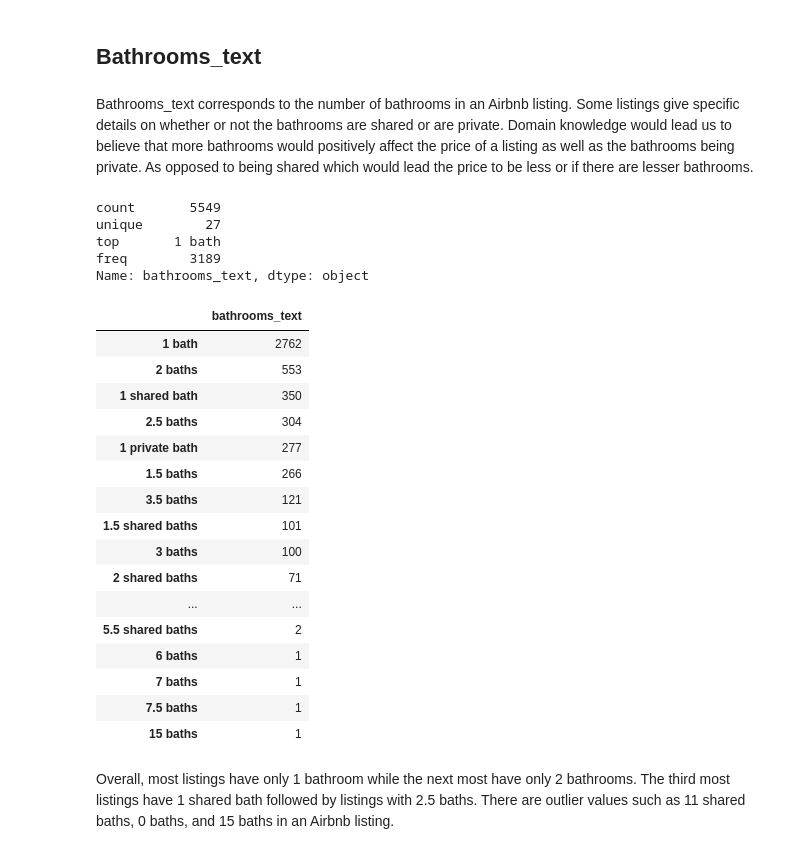
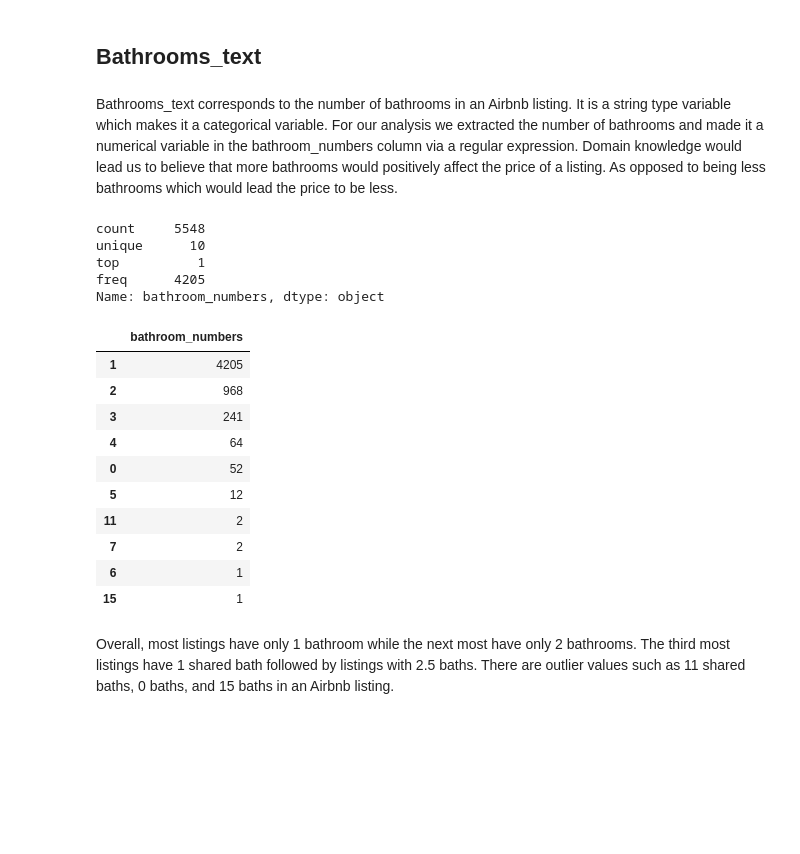
Before and after one commit to ayee6/JHUDataScienceGroup9, a Jupyter notebook: andrew_eda.ipynb, the cells around one changed output. Saved outputs shown, nothing was run; the diff lists cells and outputs as text; code cells hidden in the pictures; blank space fills up the shorter version.

```diff
--- a/andrew_eda.ipynb
+++ b/andrew_eda.ipynb
@@ -9,4 +3,22 @@ import matplotlib.pyplot as plt
+# %%
+import sqlite3
+import numpy as np
+import scipy.stats as stats
+import seaborn as sns
+import matplotlib.pyplot as plt
+import pandas as pd
+import random
+import statsmodels.api as sm
+
+import sys
+sys.path.append('resources')
+
+sns.set(style="whitegrid")
+
+pd.set_option('display.max_rows', 500)
+pd.set_option('display.max_columns', 500)
+pd.set_option('display.width', 200)
 # %%
 connection = sqlite3.connect('airbnb.db')
 # %%
-airbnbDF = pd.read_sql_query("SELECT * FROM airbnb_view", connection)
+vwListings = pd.read_sql_query("SELECT * FROM airbnb_view", connection)
@@ -170,38 +182,34 @@ plt.close()
 # %% [markdown]
 ## Bathrooms_text
 # %% [markdown]
-Bathrooms_text corresponds to the number of bathrooms in an Airbnb listing. Some listings give specific details on whether or not the bathrooms are shared or are private. Domain knowledge would lead us to believe that more bathrooms would positively affect the price of a listing as well as the bathrooms being private. As opposed to being shared which would lead the price to be less or if there are lesser bathrooms.
+Bathrooms_text corresponds to the number of bathrooms in an Airbnb listing. It is a string type variable which makes it a categorical variable. For our analysis we extracted the number of bathrooms and made it a numerical variable in the bathroom_numbers column via a regular expression. Domain knowledge would lead us to believe that more bathrooms would positively affect the price of a listing. As opposed to being less bathrooms which would lead the price to be less.
 # %%
-tempDF = airbnbDF
+tempDF = vwListings
 tempDF["bathrooms_text"].replace('', np.nan, inplace=True)
 tempDF.dropna(subset=['bathrooms_text'], inplace=True)
+# %%
+tempDF['bathroom_numbers'] = tempDF['bathrooms_text'].str.extract('(\d+)')
 # %%
-tempDF["bathrooms_text"].describe()
+tempDF["bathroom_numbers"].describe()
 # %% [output]
-count       5549
-unique        27
-top       1 bath
-freq        3189
-Name: bathrooms_text, dtype: object
+count     5548
+unique      10
+top          1
+freq      4205
+Name: bathroom_numbers, dtype: object
 # %%
-pd.DataFrame(tempDF["bathrooms_text"].value_counts())
+pd.DataFrame(tempDF["bathroom_numbers"].value_counts())
 # %% [output]
-|  | bathrooms_text |
-| 1 bath | 2762 |
-| 2 baths | 553 |
-| 1 shared bath | 350 |
-| 2.5 baths | 304 |
-| 1 private bath | 277 |
-| 1.5 baths | 266 |
-| 3.5 baths | 121 |
-| 1.5 shared baths | 101 |
-| 3 baths | 100 |
-| 2 shared baths | 71 |
-| ... | ... |
-| 5.5 shared baths | 2 |
-| 6 baths | 1 |
-| 7 baths | 1 |
-| 7.5 baths | 1 |
-| 15 baths | 1 |
+|  | bathroom_numbers |
+| 1 | 4205 |
+| 2 | 968 |
+| 3 | 241 |
+| 4 | 64 |
+| 0 | 52 |
+| 5 | 12 |
+| 11 | 2 |
+| 7 | 2 |
+| 6 | 1 |
+| 15 | 1 |
 # %% [markdown]
 Overall, most listings have only 1 bathroom while the next most have only 2 bathrooms. The third most listings have 1 shared bath followed by listings with 2.5 baths. There are outlier values such as 11 shared baths, 0 baths, and 15 baths in an Airbnb listing.
```
Also changed, not shown: parts of 71 cells of this notebook.
